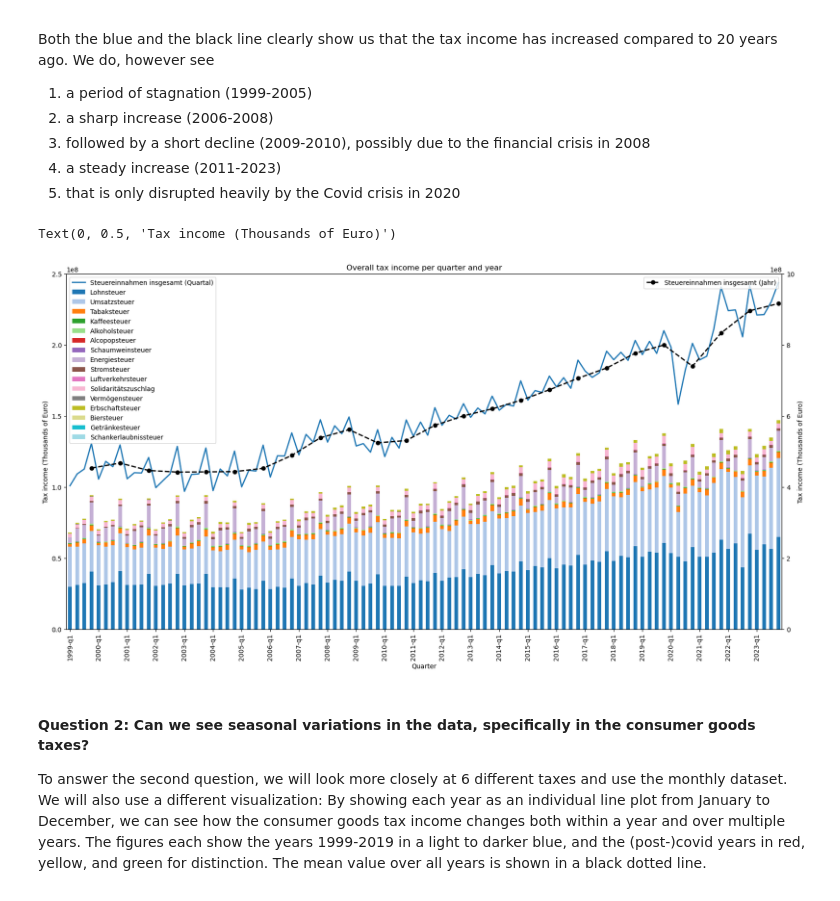
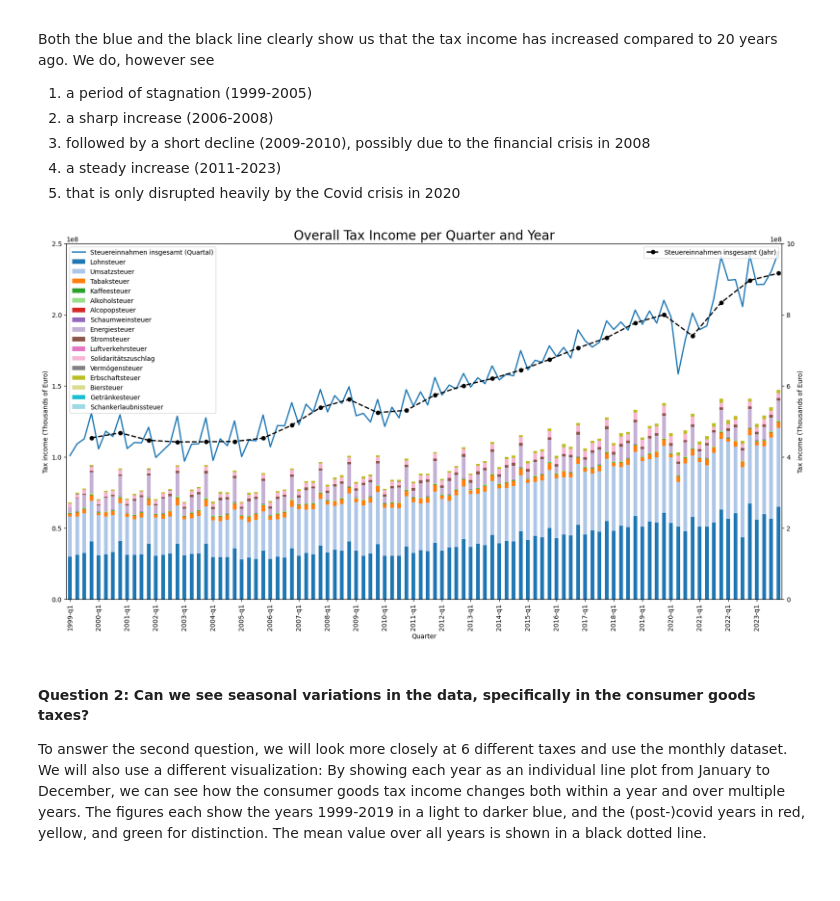
Before and after one commit to n-koenig/german_tax_income_analysis, a Jupyter notebook: bin/computational_narrative.ipynb, the cells around one changed output. Cells and saved outputs as stored; diff of their text form; code cells hidden in the pictures.

Commit message:
Polishing Computational Narrative
Added and polished code for figures into the computational narrative notebook.
Also added comments to all code snippets in the notebook.

```diff
--- a/bin/computational_narrative.ipynb
+++ b/bin/computational_narrative.ipynb
@@ -68,32 +68,33 @@ Both the blue and the black line clearly show us that the tax income has increas
 # %%
 ax = plt.figure(figsize=(20, 10)).gca()
 ax2 = ax.twinx()
 
 # use the pandas bar plot function for convenience and assign it to our existing axis
 df_q[1:].T.plot(ax=ax, kind='bar', stacked=True, colormap='tab20')
 # plot the total tax income per quarter (using left y-axis)
 ax.plot(df_q.iloc[0, :], linewidth=2, label='Steuereinnahmen insgesamt (Quartal)')
 # and per year on the 4th quarter (using right y-axis)
 ax2.plot(range(3, len(df_q.columns), 4), df_y.iloc[0, :], 'o--', color='black', linewidth=2, label='Steuereinnahmen insgesamt (Jahr)')
 
 ax.legend()
 ax2.legend()
 # set the x-axis ticks to the quarter numbers
 ax.set_xticks(range(0, len(df_q.columns), 4))
 # set y-axis limits
 ax.set_ylim(0, 2.5e8)
 ax2.set_ylim(0, 10e8)
 # format the right y-axis to use the same scientific notation unit as the left y-axis
 ax2.ticklabel_format(axis='y', style='sci', scilimits=(8, 8))
 
 # add title and axis labels
-ax.set_title('Overall tax income per quarter and year')
+ax.set_title('Overall Tax Income per Quarter and Year', fontsize=20)
 ax.set_xlabel('Quarter')
 ax.set_ylabel('Tax income (Thousands of Euro)')
 ax2.set_ylabel('Tax income (Thousands of Euro)')
+plt.savefig(BASE_DIR + 'results/question_1.png')
+plt.show()
 # %% [output]
-Text(0, 0.5, 'Tax income (Thousands of Euro)')
-[figure, old version]
+[figure, new version]
 # %% [markdown]
 #### Question 2: Can we see seasonal variations in the data, specifically in the consumer goods taxes?
 
```
Also changed, not shown: parts of 8 cells of this notebook, 4 other files.
